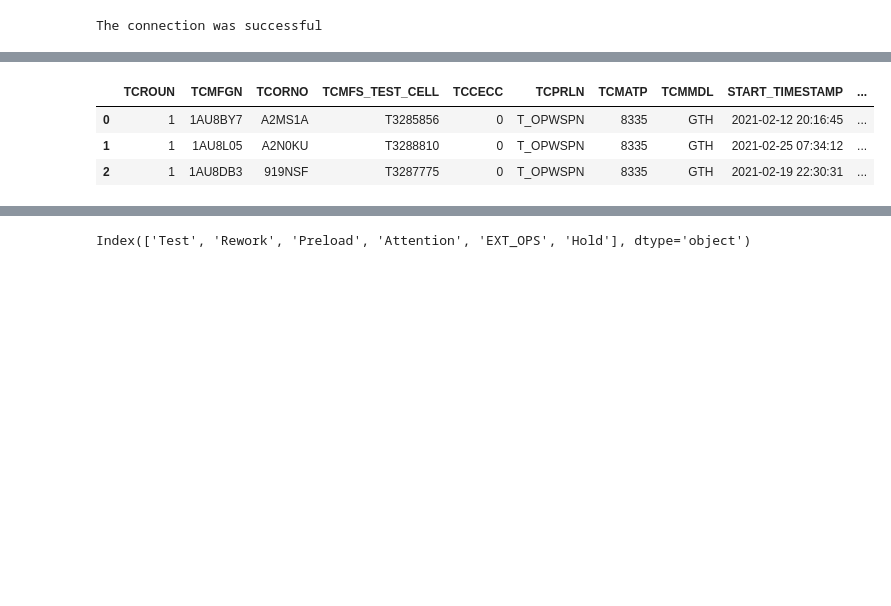
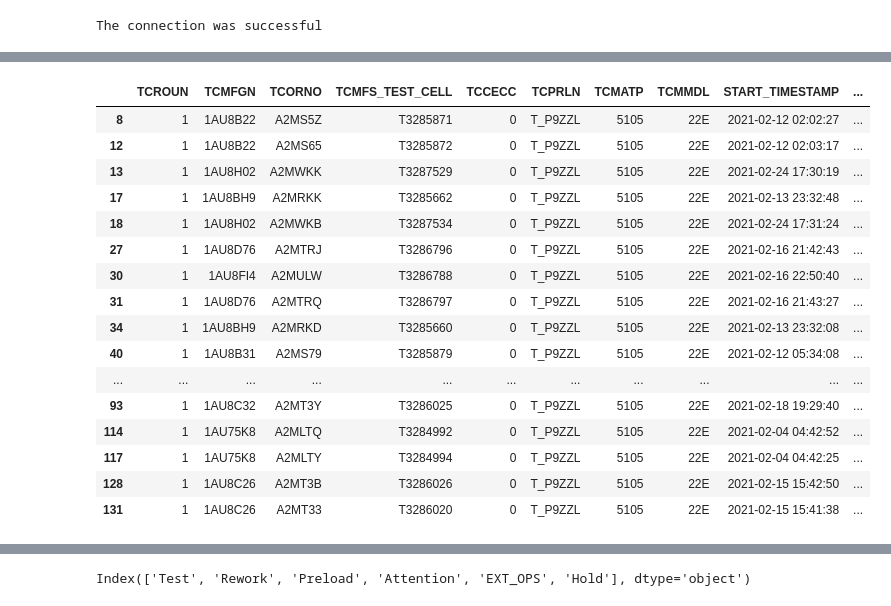
Before and after one commit to BIGLUDOR/Dashboard, a Jupyter notebook: Q9.ipynb, the cells around one changed output, grey strips where cells are left out. Cells and saved outputs as stored; diff of their text form; code cells hidden in the pictures; blank space fills up the shorter version.

```diff
--- a/Q9.ipynb
+++ b/Q9.ipynb
@@ -67,11 +76,25 @@ df
 # %%
 df['Test'] = df['TEST_RUN_TIME'].apply(lambda x: x/60)
-df
+df1 = df[df["NEWPRLN"] == "ZZ Gen 4 ESS 5K"]
+df1
 # %% [output]
 |  | TCROUN | TCMFGN | TCORNO | TCMFS_TEST_CELL | TCCECC | TCPRLN | TCMATP | TCMMDL | START_TIMESTAMP | ... |
-| 0 | 1 | 1AU8BY7 | A2MS1A | T3285856 | 0 | T_OPWSPN | 8335 | GTH | 2021-02-12 20:16:45 | ... |
-| 1 | 1 | 1AU8L05 | A2N0KU | T3288810 | 0 | T_OPWSPN | 8335 | GTH | 2021-02-25 07:34:12 | ... |
-| 2 | 1 | 1AU8DB3 | 919NSF | T3287775 | 0 | T_OPWSPN | 8335 | GTH | 2021-02-19 22:30:31 | ... |
+| 8 | 1 | 1AU8B22 | A2MS5Z | T3285871 | 0 | T_P9ZZL | 5105 | 22E | 2021-02-12 02:02:27 | ... |
+| 12 | 1 | 1AU8B22 | A2MS65 | T3285872 | 0 | T_P9ZZL | 5105 | 22E | 2021-02-12 02:03:17 | ... |
+| 13 | 1 | 1AU8H02 | A2MWKK | T3287529 | 0 | T_P9ZZL | 5105 | 22E | 2021-02-24 17:30:19 | ... |
+| 17 | 1 | 1AU8BH9 | A2MRKK | T3285662 | 0 | T_P9ZZL | 5105 | 22E | 2021-02-13 23:32:48 | ... |
+| 18 | 1 | 1AU8H02 | A2MWKB | T3287534 | 0 | T_P9ZZL | 5105 | 22E | 2021-02-24 17:31:24 | ... |
+| 27 | 1 | 1AU8D76 | A2MTRJ | T3286796 | 0 | T_P9ZZL | 5105 | 22E | 2021-02-16 21:42:43 | ... |
+| 30 | 1 | 1AU8FI4 | A2MULW | T3286788 | 0 | T_P9ZZL | 5105 | 22E | 2021-02-16 22:50:40 | ... |
+| 31 | 1 | 1AU8D76 | A2MTRQ | T3286797 | 0 | T_P9ZZL | 5105 | 22E | 2021-02-16 21:43:27 | ... |
+| 34 | 1 | 1AU8BH9 | A2MRKD | T3285660 | 0 | T_P9ZZL | 5105 | 22E | 2021-02-13 23:32:08 | ... |
+| 40 | 1 | 1AU8B31 | A2MS79 | T3285879 | 0 | T_P9ZZL | 5105 | 22E | 2021-02-12 05:34:08 | ... |
+| ... | ... | ... | ... | ... | ... | ... | ... | ... | ... | ... |
+| 93 | 1 | 1AU8C32 | A2MT3Y | T3286025 | 0 | T_P9ZZL | 5105 | 22E | 2021-02-18 19:29:40 | ... |
+| 114 | 1 | 1AU75K8 | A2MLTQ | T3284992 | 0 | T_P9ZZL | 5105 | 22E | 2021-02-04 04:42:52 | ... |
+| 117 | 1 | 1AU75K8 | A2MLTY | T3284994 | 0 | T_P9ZZL | 5105 | 22E | 2021-02-04 04:42:25 | ... |
+| 128 | 1 | 1AU8C26 | A2MT3B | T3286026 | 0 | T_P9ZZL | 5105 | 22E | 2021-02-15 15:42:50 | ... |
+| 131 | 1 | 1AU8C26 | A2MT33 | T3286020 | 0 | T_P9ZZL | 5105 | 22E | 2021-02-15 15:41:38 | ... |
 # %%
 df['Test'] = df['TEST_RUN_TIME'].apply(lambda x: x/60)
 df['Rework'] = df['TEST_RWK_MIN'] + df['SWPRE_RWK_MIN'] + df['EXT_RWK_MIN']
```
Also changed, not shown: parts of 2 cells of this notebook, 1 other file.
